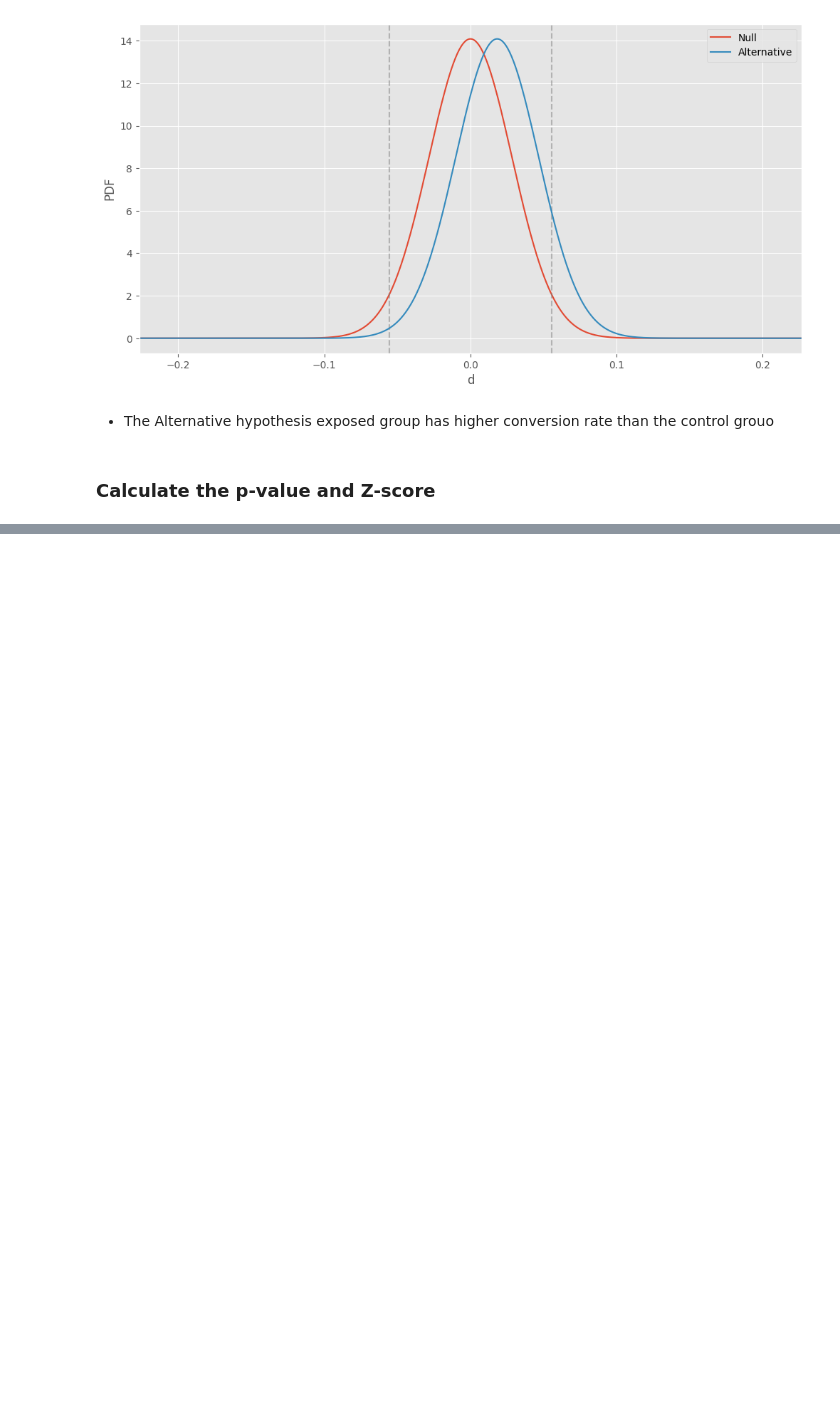
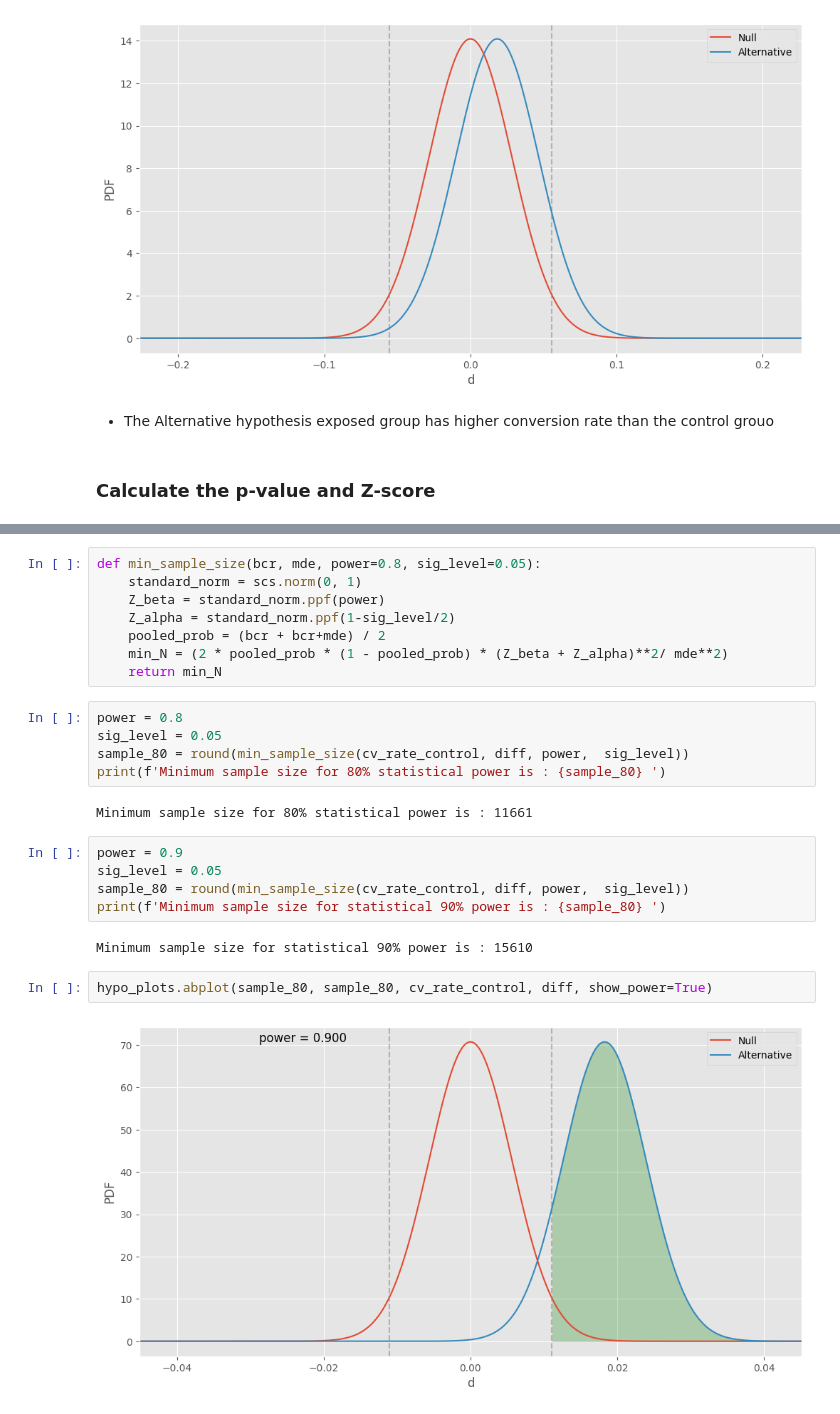
Before and after one commit to KaydeeJR/Ad-campaign-performance, a Jupyter notebook: notebooks/classical_AB_testing.ipynb, the cells around one changed output, grey strips where cells are left out. Cells and saved outputs as stored; diff of their text form; blank space fills up the shorter version.

```diff
--- a/notebooks/classical_AB_testing.ipynb
+++ b/notebooks/classical_AB_testing.ipynb
@@ -206,0 +235,26 @@ classical_plots.abplot(control_count, exposed_count, cv_rate_control, diff)
+# %%
+def min_sample_size(bcr, mde, power=0.8, sig_level=0.05):
+    standard_norm = scs.norm(0, 1)
+    Z_beta = standard_norm.ppf(power)
+    Z_alpha = standard_norm.ppf(1-sig_level/2)
+    pooled_prob = (bcr + bcr+mde) / 2
+    min_N = (2 * pooled_prob * (1 - pooled_prob) * (Z_beta + Z_alpha)**2/ mde**2)
+    return min_N
+# %%
+power = 0.8
+sig_level = 0.05
+sample_80 = round(min_sample_size(cv_rate_control, diff, power,  sig_level))
+print(f'Minimum sample size for 80% statistical power is : {sample_80} ')
+# %% [output]
+Minimum sample size for 80% statistical power is : 11661
+# %%
+power = 0.9
+sig_level = 0.05
+sample_80 = round(min_sample_size(cv_rate_control, diff, power,  sig_level))
+print(f'Minimum sample size for statistical 90% power is : {sample_80} ')
+# %% [output]
+Minimum sample size for statistical 90% power is : 15610
+# %%
+hypo_plots.abplot(sample_80, sample_80, cv_rate_control, diff, show_power=True)
+# %% [output]
+[figure, added]
```
Also changed, not shown: parts of 8 cells of this notebook.
